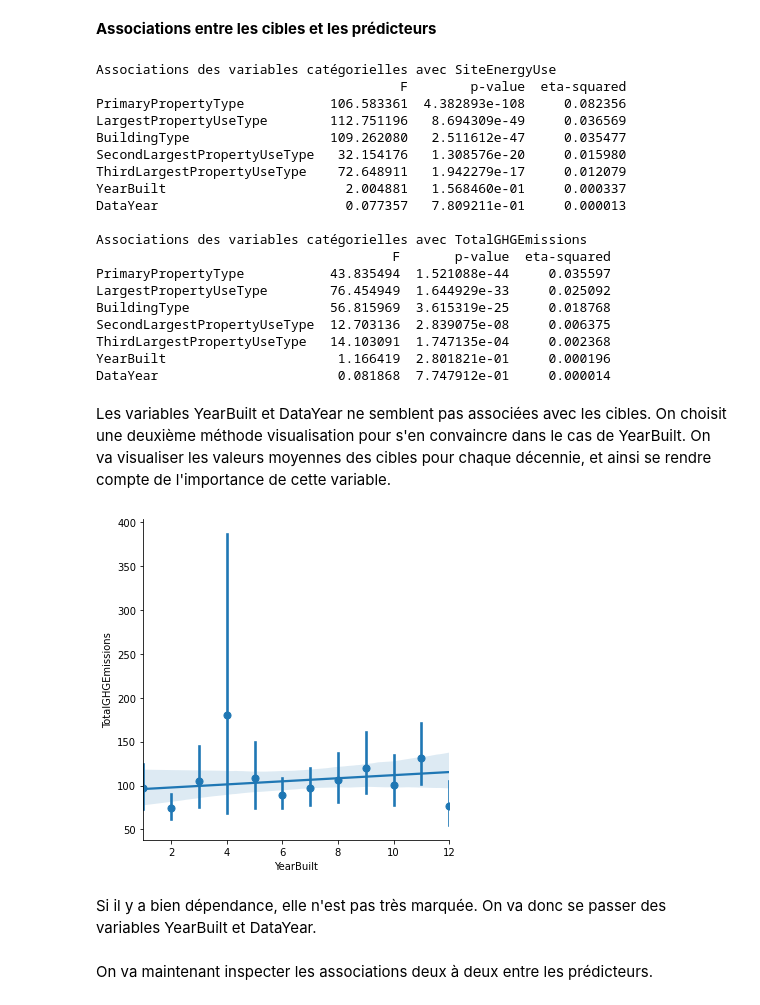
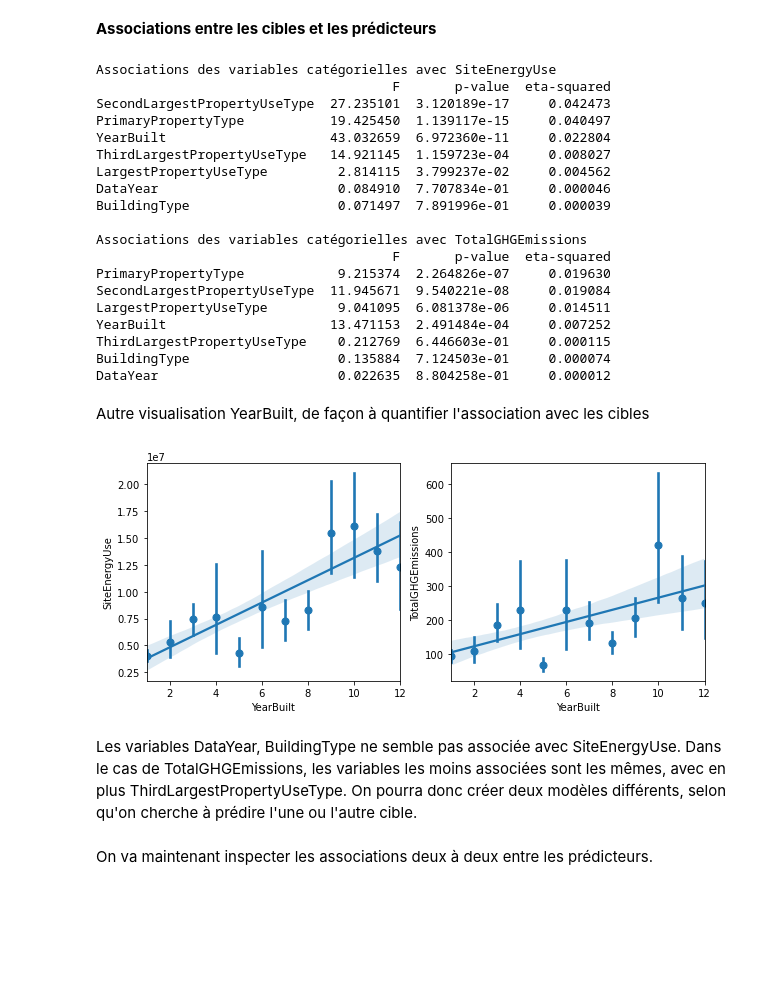
Before and after one commit to OlivierLegrand/P7, a Jupyter notebook: P4/Pélec_01_notebook.ipynb, the cells around one changed output. Cells and saved outputs as stored; diff of their text form; code cells hidden in the pictures; blank space fills up the shorter version.

Commit message:
Ajout du filtre sur les bâtiments résidentiels. Correction d'une erreur de traitement sur la variables YearBuilt. Ajout du modèle (non séquentiel) pour prédire TotalGHGEmissions.

```diff
--- a/P4/Pélec_01_notebook.ipynb
+++ b/P4/Pélec_01_notebook.ipynb
@@ -475,7 +484,7 @@ for i, c in enumerate(pcacomponents.columns[1:5]):
                 color="b",
                ax=ax
                )
-    ax.set_title("{} ({:.2f}%)".format(c, pca.explained_variance_ratio_[i]))
+    ax.set_title("{} ({:.2f}%)".format(c, pca.explained_variance_ratio_[i]*100))
     ax.set_xlabel("Poids")
     plt.tight_layout()
 plt.show()
@@ -495,6 +506,9 @@ data.to_csv("./data.csv", index_label=False)
 Combien de modalités pour chaque variable catégorielle?
 # %%
 data = pd.read_csv("./data.csv")
+with open("./categorical_features.json") as f:
+    categorical_features = pd.Index(json.load(f))
+
 pd.DataFrame(data={"nombre de modalités":data[categorical_features].nunique()})
 # %% [output]
 |  | nombre de modalités |
@@ -603,20 +618,26 @@ On a $\approx$ 6200 éléments au total. Comme il y a pour chaque variable beauc
 * Pour les autres variables (BuildingType, PrimaryPropertyType, (-, Second, Third)LargestPropertyUseType), on fusionnera toutes les modalités ainsi formées ayant moins de l'équivalent d'une certaine proportion du jeu de données total (proportion déterminée à travers différents essais-erreurs). Puis, on inspectera les modalités peu représentées, et on fusionnera celles pour lesquelles une fusion a du sens au niveau métier. On considère en effet que les modalités ayant trop peu d'éléments "bruitent" le modèle et augmentent les chances d'overfitting plutôt que d'y apporter de l'information. On regroupera ces modalités dans une modalité plus large "Other".
 # %%
+d = data.copy()
+
 # Pour YearBuilt on commence par regrouper les années en décennies.
+yearbuilt_range = d.YearBuilt.max()-1900 # on compte les décennies en partant de 1900 (et non Yearbuilt.min())
+extra_years = yearbuilt_range % 10
 
-nb_decennies = 1+(data.YearBuilt.max()-data.YearBuilt.min())//10
-bins = [1900+i*10 for i in range(nb_decennies)]
-yb_grouped = np.digitize(data.YearBuilt, bins)
-yb_grouped = pd.Series(data=yb_grouped, name="yb_grouped", dtype="int64")
+# Si les reste de la division euclidienne de yearbuilt_range par 10 est non nul, ajoute 1 au nombre de
+# décennies. exemple: max = 2003, min=1900, yearbuilt_range = 103, extra_years = 3, nb_decades = 11
+if extra_years != 0:
+    nb_decades = 1 + yearbuilt_range // 10
+else:
+    nb_decades = yearbuilt_range // 10
 
-data.YearBuilt = yb_grouped
 
-d = data.copy()
+bins = [1900+i*10 for i in range(int(nb_decades))]
+yb_grouped = np.digitize(d.YearBuilt, bins)
+d["YearBuilt"] = yb_grouped
 
 # en fonction des résultats de prédiction des différents modèles on pourra modifier ce coefficient
 # pour écarter plus ou moins de modalités
 p = 0.03
-
 d = droplevels(categorical_features.drop('YearBuilt'), p, d)
 # %% [markdown]
 Réaffichons les countplots de chaque variables catégorielle pour visualiser le résultat des fusions.
@@ -713,32 +735,32 @@ for target in [target1, target2]:
     print('')
 # %% [output]
 Associations des variables catégorielles avec SiteEnergyUse
-                                       F        p-value  eta-squared
-PrimaryPropertyType           106.583361  4.382893e-108     0.082356
-LargestPropertyUseType        112.751196   8.694309e-49     0.036569
-BuildingType                  109.262080   2.511612e-47     0.035477
-SecondLargestPropertyUseType   32.154176   1.308576e-20     0.015980
-ThirdLargestPropertyUseType    72.648911   1.942279e-17     0.012079
-YearBuilt                       2.004881   1.568460e-01     0.000337
-DataYear                        0.077357   7.809211e-01     0.000013
+                                      F       p-value  eta-squared
+SecondLargestPropertyUseType  27.235101  3.120189e-17     0.042473
+PrimaryPropertyType           19.425450  1.139117e-15     0.040497
+YearBuilt                     43.032659  6.972360e-11     0.022804
+ThirdLargestPropertyUseType   14.921145  1.159723e-04     0.008027
+LargestPropertyUseType         2.814115  3.799237e-02     0.004562
+DataYear                       0.084910  7.707834e-01     0.000046
+BuildingType                   0.071497  7.891996e-01     0.000039
 
 Associations des variables catégorielles avec TotalGHGEmissions
                                       F       p-value  eta-squared
-PrimaryPropertyType           43.835494  1.521088e-44     0.035597
-LargestPropertyUseType        76.454949  1.644929e-33     0.025092
-BuildingType                  56.815969  3.615319e-25     0.018768
-SecondLargestPropertyUseType  12.703136  2.839075e-08     0.006375
-ThirdLargestPropertyUseType   14.103091  1.747135e-04     0.002368
-YearBuilt                      1.166419  2.801821e-01     0.000196
-DataYear                       0.081868  7.747912e-01     0.000014
+PrimaryPropertyType            9.215374  2.264826e-07     0.019630
+SecondLargestPropertyUseType  11.945671  9.540221e-08     0.019084
+LargestPropertyUseType         9.041095  6.081378e-06     0.014511
+YearBuilt                     13.471153  2.491484e-04     0.007252
+ThirdLargestPropertyUseType    0.212769  6.446603e-01     0.000115
+BuildingType                   0.135884  7.124503e-01     0.000074
+DataYear                       0.022635  8.804258e-01     0.000012
-# %% [markdown]
-Les variables YearBuilt et DataYear ne semblent pas associées avec les cibles. On choisit une deuxième méthode visualisation pour s'en convaincre dans le cas de YearBuilt. On va visualiser les valeurs moyennes des cibles pour chaque décennie, et ainsi se rendre compte de l'importance de cette variable.
+# %% [markdown]
+Autre visualisation YearBuilt, de façon à quantifier l'association avec les cibles
 # %%
 # YearBuilt
 d.YearBuilt = d.YearBuilt.astype('int64')
-sns.lmplot(data=d, x="YearBuilt", y="TotalGHGEmissions", x_estimator=np.mean)
+fig, (ax1, ax2) = plt.subplots(ncols=2, figsize=(10, 4))
+sns.regplot(data=d, x="YearBuilt", y="SiteEnergyUse", x_estimator=np.mean, ax=ax1)
+sns.regplot(data=d, x="YearBuilt", y="TotalGHGEmissions", x_estimator=np.mean, ax=ax2)
 plt.show()
 # %% [output]
-[figure, old version]
+[figure, new version]
-# %% [markdown]
-Si il y a bien dépendance, elle n'est pas très marquée. On va donc se passer des variables YearBuilt et DataYear.
@@ -747,3 +767,5 @@ d = d.drop(columns=["YearBuilt", "DataYear"])
+# %% [markdown]
+Les variables DataYear, BuildingType ne semble pas associée avec SiteEnergyUse. Dans le cas de TotalGHGEmissions, les variables les moins associées sont les mêmes, avec en plus ThirdLargestPropertyUseType. On pourra donc créer deux modèles différents, selon qu'on cherche à prédire l'une ou l'autre cible.
 # %% [markdown]
 On va maintenant inspecter les associations deux à deux entre les prédicteurs.
 # %%
```
Also changed, not shown: parts of 27 cells of this notebook, 1 other file.
